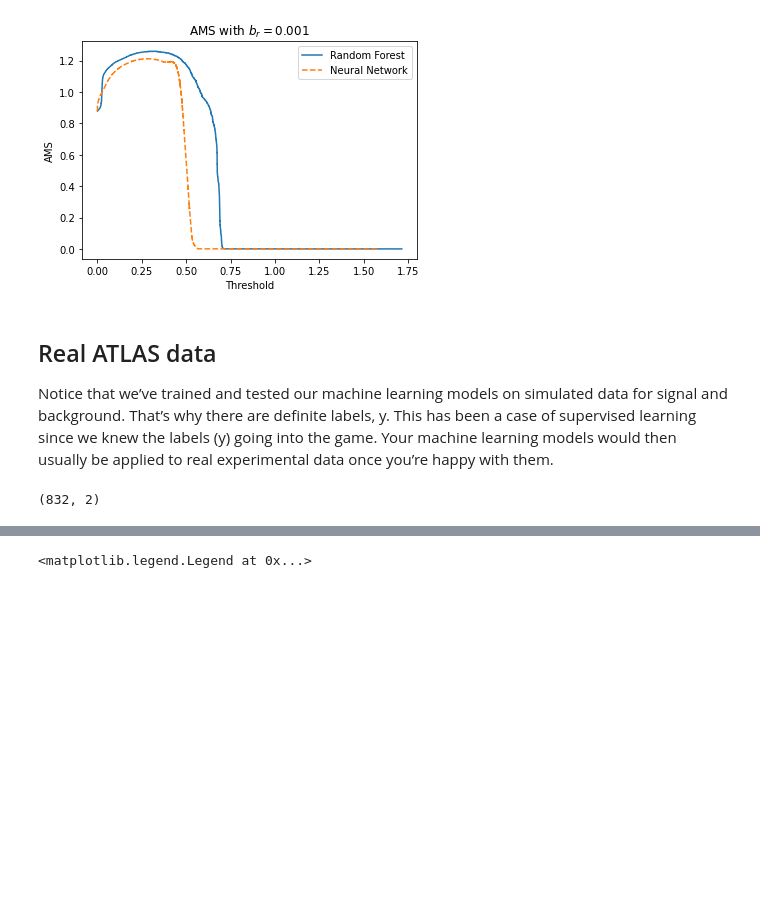
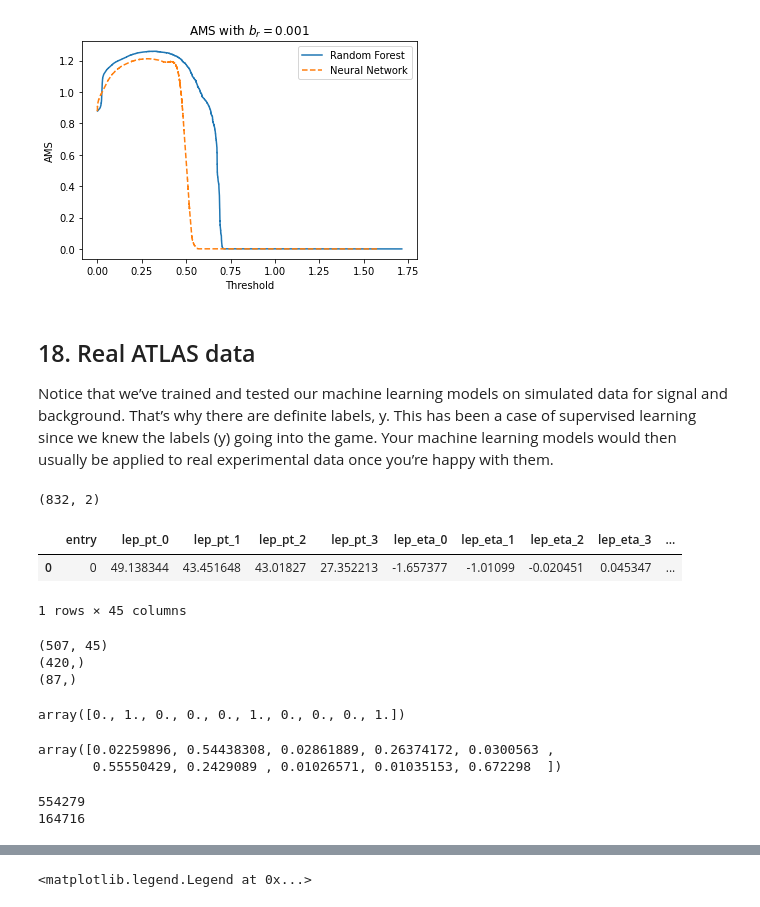
Before and after one commit to mghasemi19/TopFC, a Jupyter notebook: BDT_weight/Higgs_4lep.ipynb, the cells around one changed output, grey strips where cells are left out. Drawn from its saved outputs; the diff is of its cells as text; code cells hidden in the pictures; blank space fills up the shorter version.

```diff
--- a/BDT_weight/Higgs_4lep.ipynb
+++ b/BDT_weight/Higgs_4lep.ipynb
@@ -657,15 +657,20 @@ plt.legend() # add legend
 <matplotlib.legend.Legend at 0x...>
 [figure]
 # %% [markdown]
-## Real ATLAS data
+## 18. Real ATLAS data
 Notice that we’ve trained and tested our machine learning models on simulated data for signal and background. That’s why there are definite labels, y. This has been a case of supervised learning since we knew the labels (y) going into the game. Your machine learning models would then usually be applied to real experimental data once you’re happy with them.
 # %%
+# general info
 DataFrames['data'] = pd.read_csv('./Data/data.csv')
 
 #DataFrames['data'][ML_inputs]
-DataFrames['data'][ML_inputs].values.shape
+print(DataFrames['data'][ML_inputs].values.shape)
+DataFrames['data'].head(1)
 # %% [output]
 (832, 2)
+|  | entry | lep_pt_0 | lep_pt_1 | lep_pt_2 | lep_pt_3 | lep_eta_0 | lep_eta_1 | lep_eta_2 | lep_eta_3 | ... |
+| 0 | 0 | 49.138344 | 43.451648 | 43.01827 | 27.352213 | -1.657377 | -1.01099 | -0.020451 | 0.045347 | ... |
+1 rows × 45 columns
 # %%
 # 18. ATLAS real Data
 
@@ -682,12 +687,44 @@ DataFrames['data'] = DataFrames['data'][ np.vectorize(cut_lep_charge)(DataFrames
                                                                       DataFrames['data'].lep_charge_2,
                                                                       DataFrames['data'].lep_charge_3) ]
 
+print(DataFrames['data'].shape)
+
 X_data = DataFrames['data'][ML_inputs].values # .values converts straight to NumPy array
 X_data_scaled = scaler.transform(X_data) # scale X_data
 
 y_data_RF = RF_clf.predict(X_data_scaled) # make predictions on the data
+print(y_data_RF[y_data_RF==0].shape)
+print(y_data_RF[y_data_RF==1].shape)
+
 #out_data, prob_data = NN_clf(X_data_scaled) # get output and probabilities from X_test
 #y_data_NN = prob_data.cpu().detach().numpy().argmax(axis=1) # get signal/background predictions
+# %% [output]
+(507, 45)
+(420,)
+(87,)
+# %%
+y_pred_RF = RF_clf.predict(X_test_scaled) # here output is 0 or 1
+y_pred_RF[:10]
+# %% [output]
+array([0., 1., 0., 0., 0., 1., 0., 0., 0., 1.])
+# %%
+decisions_rf = RF_clf.predict_proba(X_test_scaled)[:,1] # here output is probability
+decisions_rf[:10]
+# %% [output]
+array([0.02259896, 0.54438308, 0.02861889, 0.26374172, 0.0300563 ,
+       0.55550429, 0.2429089 , 0.01026571, 0.01035153, 0.672298  ])
+# %%
+labels = ['background','signal'] # labels for simulated data
+thresholds = [] # define list to hold random forest classifier probability predictions for each sample
+
+for s in samples: # loop over samples
+    thresholds.append(RF_clf.predict_proba(scaler.transform(DataFrames[s][ML_inputs]))[:,1]) # predict probabilities for each sample
+
+print(len(thresholds[0]))
+print(len(thresholds[1]))
+# %% [output]
+554279
+164716
 # %%
 labels = ['background','signal'] # labels for simulated data
 thresholds = [] # define list to hold random forest classifier probability predictions for each sample
```
Also changed, not shown: parts of 6 cells of this notebook.
